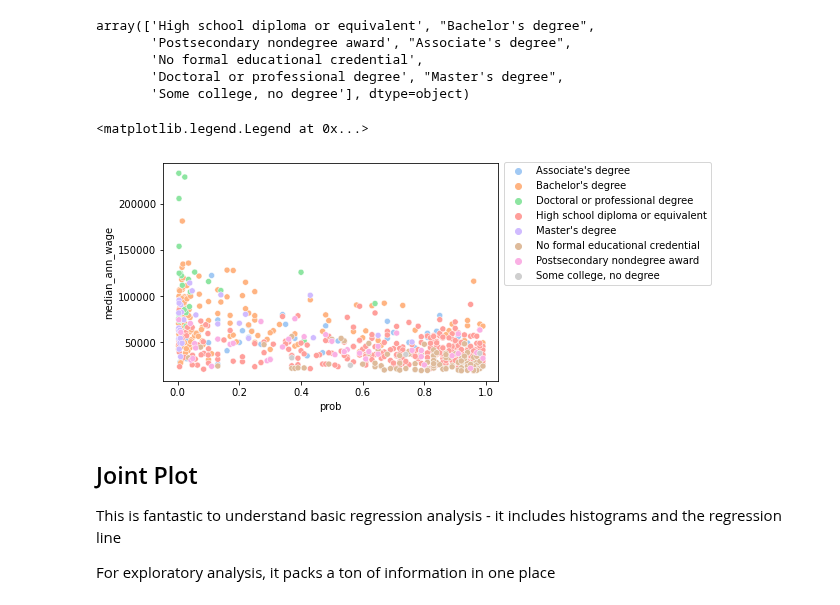
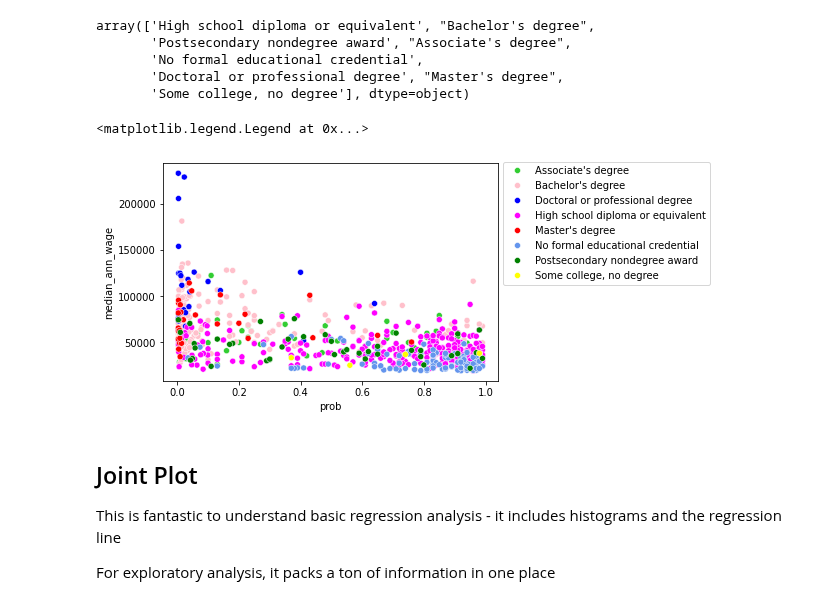
Before and after one commit to somethingabout/Data_Analysis_Python_R, a Jupyter notebook: Becoming a Viz Kid part 2/Lecture 9.ipynb, the cells around one changed output. Cells and saved outputs as stored; diff of their text form; code cells hidden in the pictures.

```diff
--- a/Becoming a Viz Kid part 2/Lecture 9.ipynb
+++ b/Becoming a Viz Kid part 2/Lecture 9.ipynb
@@ -489,26 +495,33 @@ array(['High school diploma or equivalent', "Bachelor's degree",
 # %%
 jobs = jobs.sort_values('education')
 #to sort alphabetically
 
-ax = sns.scatterplot(x='prob',y='median_ann_wage',data=jobs,hue='education', palette = 'pastel')
-ax.legend(bbox_to_anchor=(1.65, 1.03), loc='upper right')
+palette2 = {'No formal educational credential': 'cornflowerblue',
+            'High school diploma or equivalent': 'fuchsia',
+            'Some college, no degree':'yellow',
+            'Associate\'s degree': 'limegreen',
+            'Bachelor\'s degree': 'pink',
+            'Master\'s degree':'red',
+            'Postsecondary nondegree award': 'green',
+            'Doctoral or professional degree': 'blue'}
+
+ax = sns.scatterplot(x='prob',y='median_ann_wage',data=jobs,hue='education', palette = palette2)
+ax.legend(bbox_to_anchor=(1.65, 1.03),  loc='upper right')
+
 #create labels in a particular order
 
-# plt.legend((art1, art2), ("label1", "label2"))
-
-# legend = ax1.get_legend()
+legend = ax.get_legend()
 # handles = legend.legendHandles
 # legend.remove()
-# ax1.legend(handles, ['dep-', 'ind-', 'ind+', 'dep+'], title = 'Stat.ind.')
+
+# ax.legend(handles, labels = [,,
+#         , ,
+#     ],title='Education Level', bbox_to_anchor=(1, 1))
+# ax.get_legend().get_title()
 # plt.show()
-
-# ax.legend(handles, labels = ['No formal educational credential','High school diploma or equivalent',
-#         'Some college, no degree','Associate\'s degree', 'Bachelor\'s degree','Doctoral or professional degree',
-#     'Master\'s degree','Postsecondary nondegree award'],title='Education Level', bbox_to_anchor=(1, 1))
-# ax.get_legend().get_title()
 # %% [output]
 <matplotlib.legend.Legend at 0x...>
-[figure, old version]
+[figure, new version]
 # %% [markdown]
 ## Joint Plot
 
```
Also changed, not shown: parts of 10 cells of this notebook, 16 other files.
